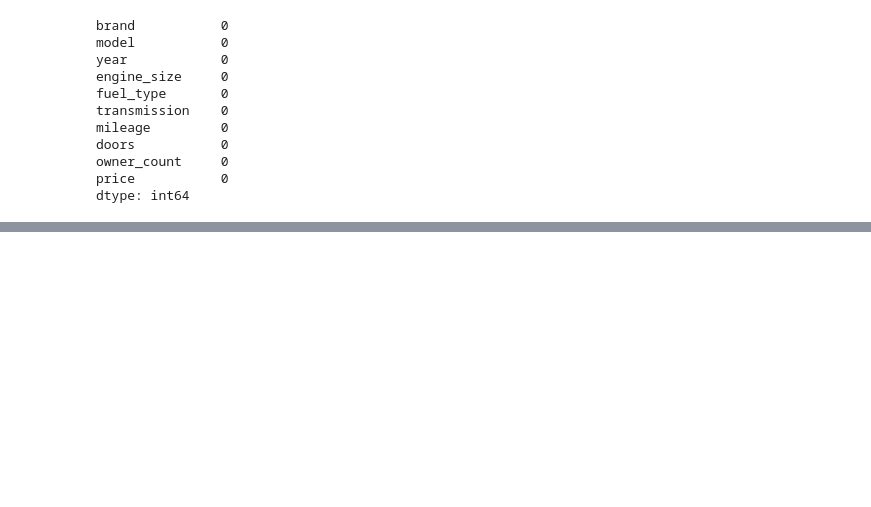
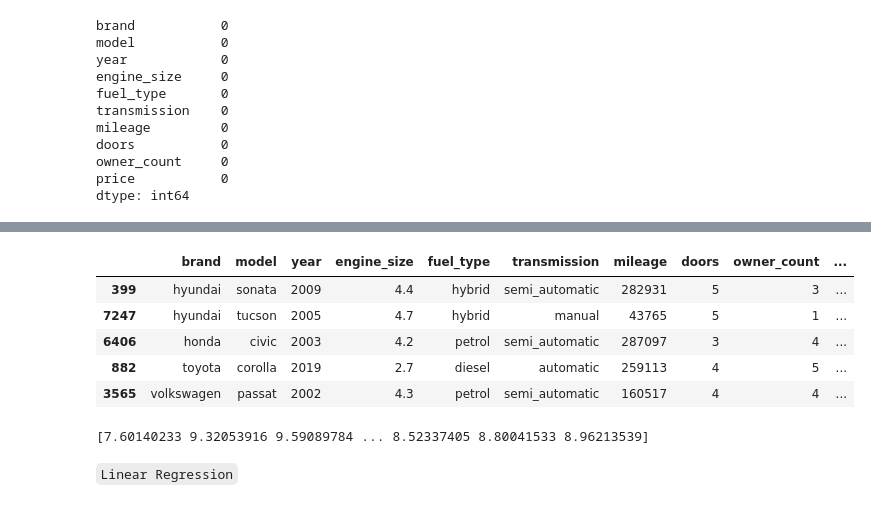
Before and after one commit to musondaAlexander/zoom-camp-machine-learning, a Jupyter notebook: week_two/car_training_data.ipynb, the cells around one changed output, grey strips where cells are left out. Drawn from its saved outputs; the diff is of its cells as text; code cells hidden in the pictures; blank space fills up the shorter version.

```diff
--- a/week_two/car_training_data.ipynb
+++ b/week_two/car_training_data.ipynb
@@ -182,0 +217,5 @@ dtype: int64
+# %%
+#split the data into training, validation and test
+df_train = df_shuffled.iloc[:n_train]
+df_val = df_shuffled.iloc[n_train:n_train+n_val]
+df_test = df_shuffled.iloc[n_train+n_val:]
@@ -182,0 +227,9 @@ dtype: int64
+# %%
+df_train.head()
+# %% [output]
+|  | brand | model | year | engine_size | fuel_type | transmission | mileage | doors | owner_count | ... |
+| 399 | hyundai | sonata | 2009 | 4.4 | hybrid | semi_automatic | 282931 | 5 | 3 | ... |
+| 7247 | hyundai | tucson | 2005 | 4.7 | hybrid | manual | 43765 | 5 | 1 | ... |
+| 6406 | honda | civic | 2003 | 4.2 | petrol | semi_automatic | 287097 | 3 | 4 | ... |
+| 882 | toyota | corolla | 2019 | 2.7 | diesel | automatic | 259113 | 4 | 5 | ... |
+| 3565 | volkswagen | passat | 2002 | 4.3 | petrol | semi_automatic | 160517 | 4 | 4 | ... |
@@ -182,0 +241,9 @@ dtype: int64
+# %%
+#apply the logip function to the price column nd get the values
+y_train = np.log1p(df_train.price.values)
+y_val = np.log1p(df_val.price.values)
+y_test = np.log1p(df_test.price.values)
+
+print(y_train)
+# %% [output]
+[7.60140233 9.32053916 9.59089784 ... 8.52337405 8.80041533 8.96213539]
@@ -182,0 +255,2 @@ dtype: int64
+# %% [markdown]
+`Linear Regression`
```
Also changed, not shown: parts of 6 cells of this notebook.
